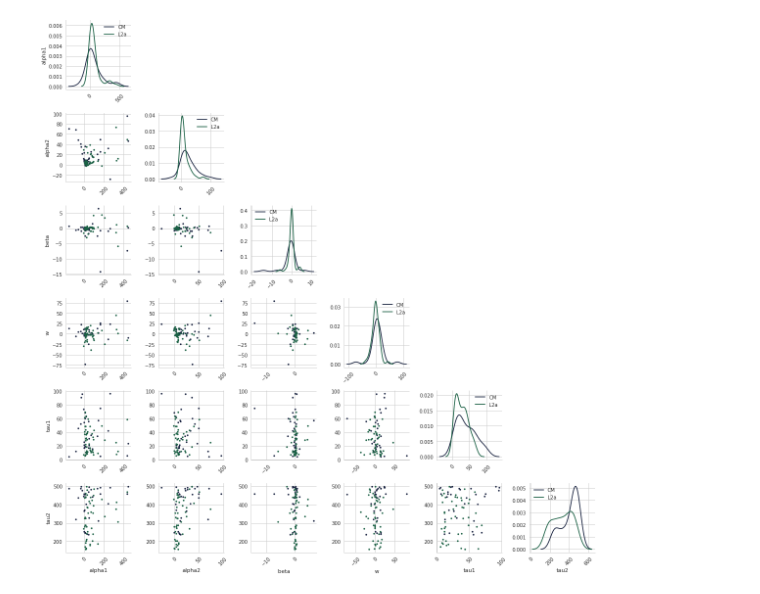
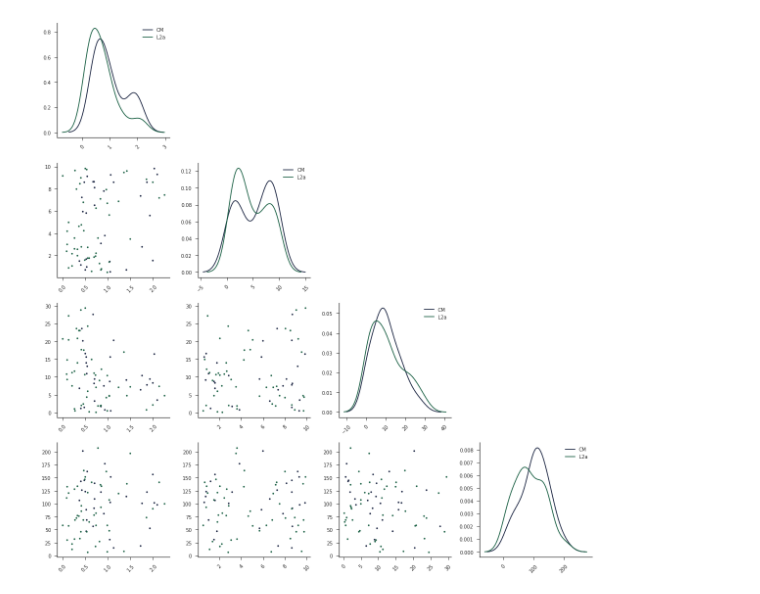
Before and after one commit to melizalab/dstrf, a Jupyter notebook: batch/results_check-bulk.ipynb, the cells around one changed output. Cells and saved outputs as stored; diff of their text form; code cells hidden in the pictures.

```diff
--- a/batch/results_check-bulk.ipynb
+++ b/batch/results_check-bulk.ipynb
@@ -26,7 +40,7 @@ sns.set_palette("cubehelix")
 exclude = []
 
 # load mcmc results
-folder = "crcns_dstrfree_cm"
+folder = "crcns_adex_cm"
 root = "/scratch/dstrf/results/"
 path = "/".join([root,folder,""])
 
@@ -46,11 +60,11 @@ cm_chain = np.asarray([cm_results[m]['chain'] for m in cm_results.keys()])
 s = cm_chain.shape
 cm_chain = cm_chain.reshape(s[0] * s[1], s[2])
 # %%
-cm_maxlik = cm_maxlik[:,-6:]
-cm_chain = cm_chain[:,-6:]
+cm_maxlik = cm_maxlik[:,-7:]
+cm_chain = cm_chain[:,-7:]
 # %%
 # load mcmc results
-folder = "crcns_dstrfree_l2a"
+folder = "crcns_adex_l2a"
 root = "/scratch/dstrf/results/"
 path = "/".join([root,folder,""])
 
@@ -69,6 +83,6 @@ l2a_chain = np.asarray([l2a_results[m]['chain'] for m in l2a_results.keys()])
 s = l2a_chain.shape
 l2a_chain = l2a_chain.reshape(s[0] * s[1], s[2])
 # %%
-l2a_maxlik = l2a_maxlik[:,-6:]
-l2a_chain = l2a_chain[:,-6:]
+l2a_maxlik = l2a_maxlik[:,-7:]
+l2a_chain = l2a_chain[:,-7:]
 # %%
@@ -105,32 +117,40 @@ tight_layout()
 # %%
+sns.set_style("ticks")
+
+matlabs = [r'$\alpha_1$',r'$\alpha_2$',r'$\beta$',r'$\omega$']
+mrange=[[-150,150],
+      [-50,50],
+      [-50,50],
+      [-50,50]],
+
 figure(figsize=(16,16))
-for i in range(6):
-    for j in range(6):
+for i in range(4):
+    for j in range(4):
         if j > i: break
-        subplot(6,6,6*i+j+1)
+        subplot(4,4,4*i+j+1)
         if i == j:
             sns.distplot(cm_maxlik[:,i],hist=False,label="CM")
             sns.distplot(l2a_maxlik[:,j],hist=False,label="L2a")
         else:
             plot(cm_maxlik[:,j],cm_maxlik[:,i],'.',alpha=1)
             plot(l2a_maxlik[:,j],l2a_maxlik[:,i],'.',alpha=1)
 
         xticks(rotation=45)
         sns.despine()
 
-        if 6*i+j == 0: ylabel("alpha1");
-        if 6*i+j == 6: ylabel("alpha2")
-        if 6*i+j == 12: ylabel("beta")
-        if 6*i+j == 18: ylabel("w")
-        if 6*i+j == 24: ylabel("tau1")
-        if 6*i+j == 30: ylabel("tau2"); xlabel("alpha1")
-        if 6*i+j == 31: xlabel("alpha2")
-        if 6*i+j == 32: xlabel("beta")
-        if 6*i+j == 33: xlabel("w")
-        if 6*i+j == 34: xlabel("tau1")
-        if 6*i+j == 35: xlabel("tau2")
+#         if 6*i+j == 0: ylabel("alpha1");
+#         if 6*i+j == 6: ylabel("alpha2")
+#         if 6*i+j == 12: ylabel("beta")
+#         if 6*i+j == 18: ylabel("w")
+#         if 6*i+j == 24: ylabel("tau1")
+#         if 6*i+j == 30: ylabel("tau2"); xlabel("alpha1")
+#         if 6*i+j == 31: xlabel("alpha2")
+#         if 6*i+j == 32: xlabel("beta")
+#         if 6*i+j == 33: xlabel("w")
+#         if 6*i+j == 34: xlabel("tau1")
+#         if 6*i+j == 35: xlabel("tau2")
 
 
 tight_layout()
 # %% [output]
-[figure, old version]
+[figure, new version]
```
Also changed, not shown: parts of 6 cells of this notebook, 9 other files.
